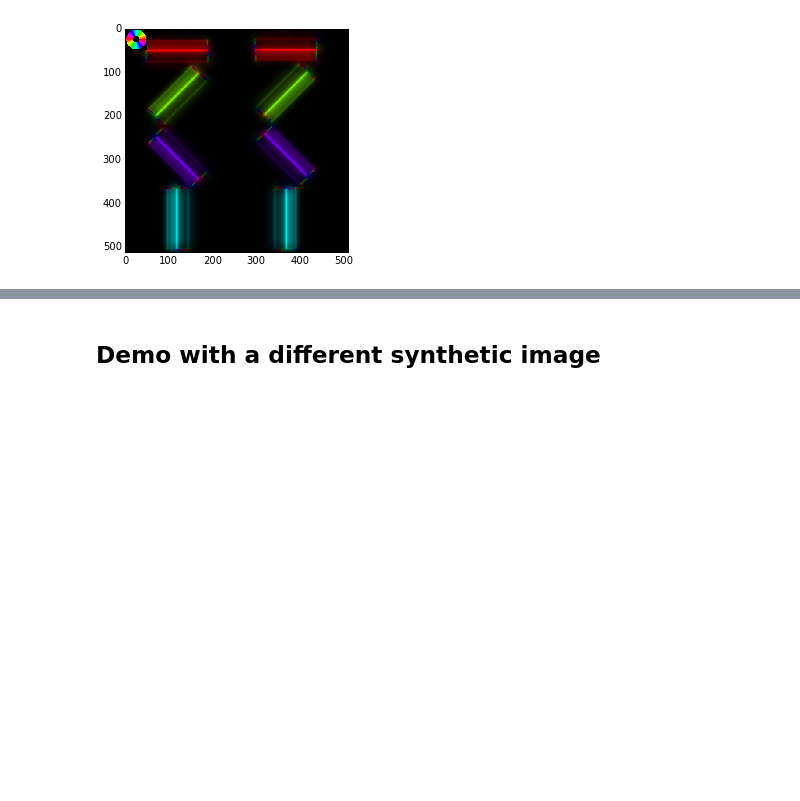
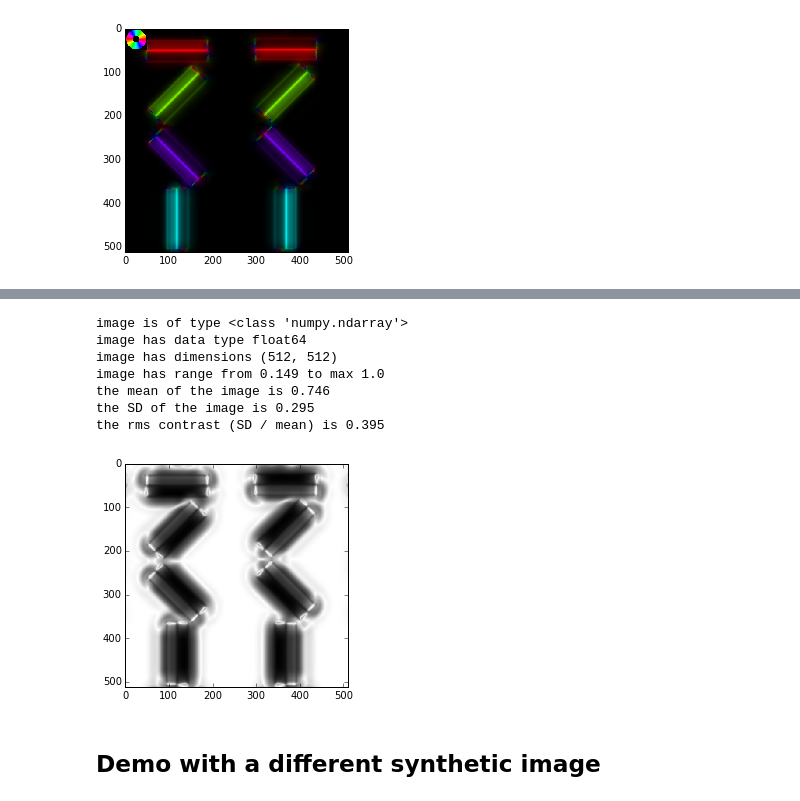
Before and after one commit to tomwallis/PsyUtils, a Jupyter notebook: gabor_filterbanks_demo.ipynb, the cells around one changed output, grey strips where cells are left out. Cells and saved outputs as stored; diff of their text form; code cells hidden in the pictures; blank space fills up the shorter version.

```diff
--- a/gabor_filterbanks_demo.ipynb
+++ b/gabor_filterbanks_demo.ipynb
@@ -142,3 +170,14 @@ the rms contrast (SD / mean) is 2.505
+# %%
+show_im(pu.image.gaborbank_orientation_variance(out))
+# %% [output]
+image is of type <class 'numpy.ndarray'>
+image has data type float64
+image has dimensions (512, 512)
+image has range from 0.149 to max 1.0
+the mean of the image is 0.746
+the SD of the image is 0.295
+the rms contrast (SD / mean) is 0.395
+[figure, added]
 # %% [markdown]
 ## Demo with a different synthetic image
 # %%
```
Also changed, not shown: parts of 9 cells of this notebook, 2 other files.
